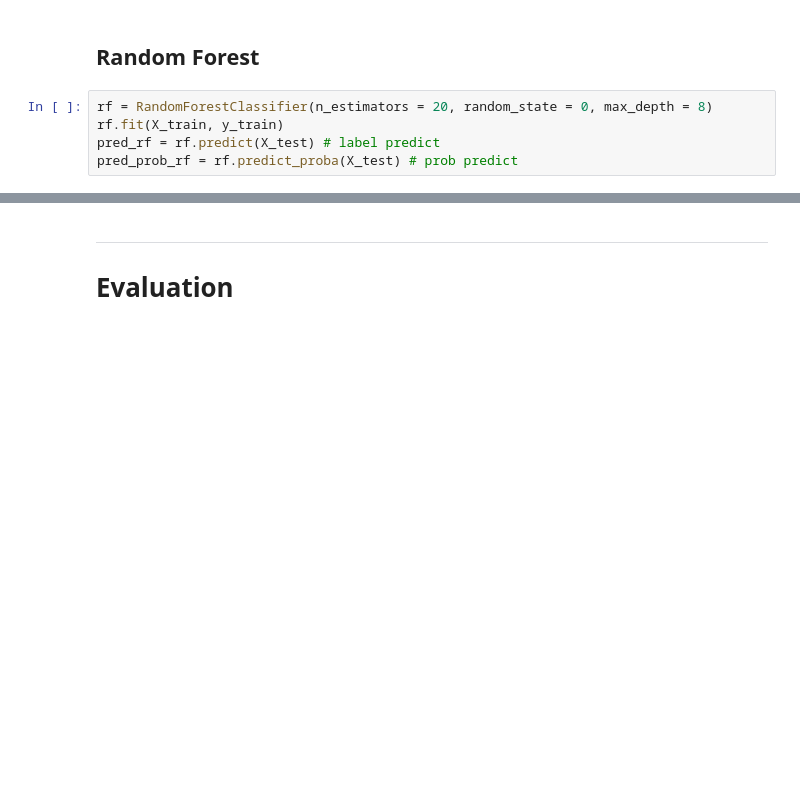
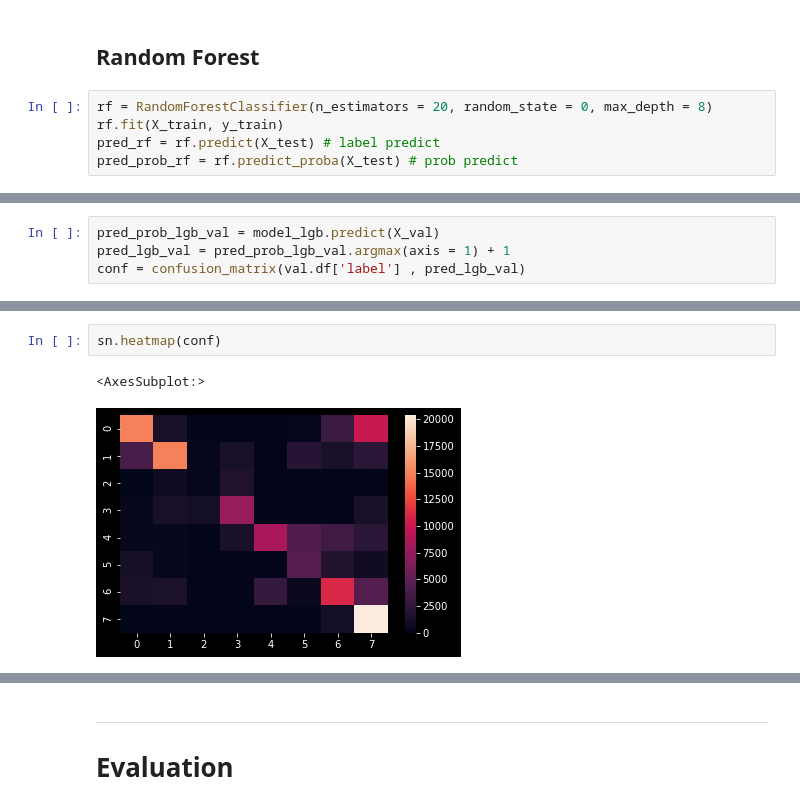
Before and after one commit to Ryanna-github/SHL2021, a Jupyter notebook: 2021-05-18_model_single.ipynb, the cells around one changed output, grey strips where cells are left out. Cells and saved outputs as stored; diff of their text form; blank space fills up the shorter version.

```diff
--- a/2021-05-18_model_single.ipynb
+++ b/2021-05-18_model_single.ipynb
@@ -126,0 +192,4 @@ Stack trace:
+# %%
+pred_prob_lgb_val = model_lgb.predict(X_val)
+pred_lgb_val = pred_prob_lgb_val.argmax(axis = 1) + 1
+conf = confusion_matrix(val.df['label'] , pred_lgb_val)
@@ -126,0 +207,5 @@ Stack trace:
+# %%
+sn.heatmap(conf)
+# %% [output]
+<AxesSubplot:>
+[figure, added]
```
Also changed, not shown: parts of 64 cells of this notebook, 1 other file.
